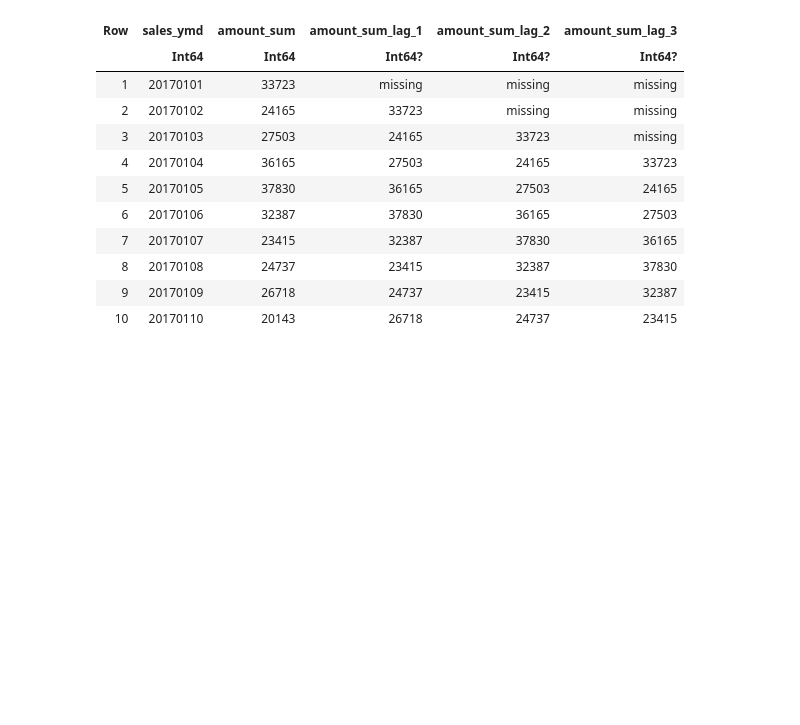
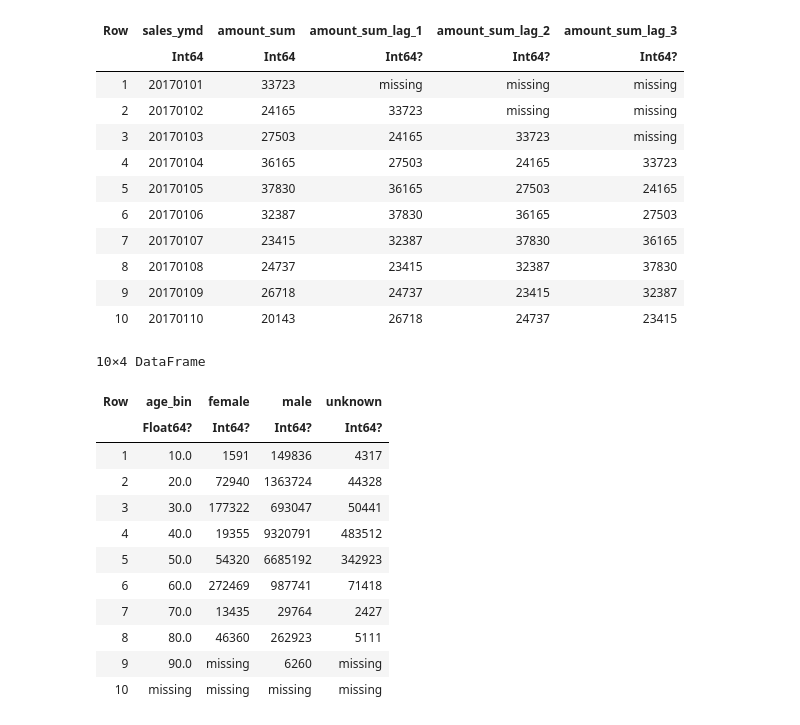
Before and after one commit to SH-UTecon/Julia_Practice, a Jupyter notebook: answers.ipynb, the cells around one changed output. Saved outputs shown, nothing was run; the diff lists cells and outputs as text; code cells hidden in the pictures; blank space fills up the shorter version.

```diff
--- a/answers.ipynb
+++ b/answers.ipynb
@@ -836,3 +829,27 @@ end
 | 8 | 20170108 | 24737 | 23415 | 32387 | 37830 |
 | 9 | 20170109 | 26718 | 24737 | 23415 | 32387 |
 | 10 | 20170110 | 20143 | 26718 | 24737 | 23415 |
+# %%
+# p43
+@chain leftjoin(df_receipt, df_customer, on = :customer_id) begin
+    transform(:age => (x -> floor.(x / 10) * 10) => :age_bin)
+    groupby([:age_bin, :gender_cd])
+    combine(:amount => sum)
+    unstack(:age_bin, :gender_cd, :amount_sum, allowmissing=true)
+    rename!(["age_bin", "female", "male", "unknown", "missing"])
+    select(:age_bin, :female, :male, :unknown)
+end
+# %% [output]
+10×4 DataFrame
+| Row | age_bin | female | male | unknown |
+|  | Float64? | Int64? | Int64? | Int64? |
+| 1 | 10.0 | 1591 | 149836 | 4317 |
+| 2 | 20.0 | 72940 | 1363724 | 44328 |
+| 3 | 30.0 | 177322 | 693047 | 50441 |
+| 4 | 40.0 | 19355 | 9320791 | 483512 |
+| 5 | 50.0 | 54320 | 6685192 | 342923 |
+| 6 | 60.0 | 272469 | 987741 | 71418 |
+| 7 | 70.0 | 13435 | 29764 | 2427 |
+| 8 | 80.0 | 46360 | 262923 | 5111 |
+| 9 | 90.0 | missing | 6260 | missing |
+| 10 | missing | missing | missing | missing |
```
Also changed, not shown: parts of 15 cells of this notebook.
